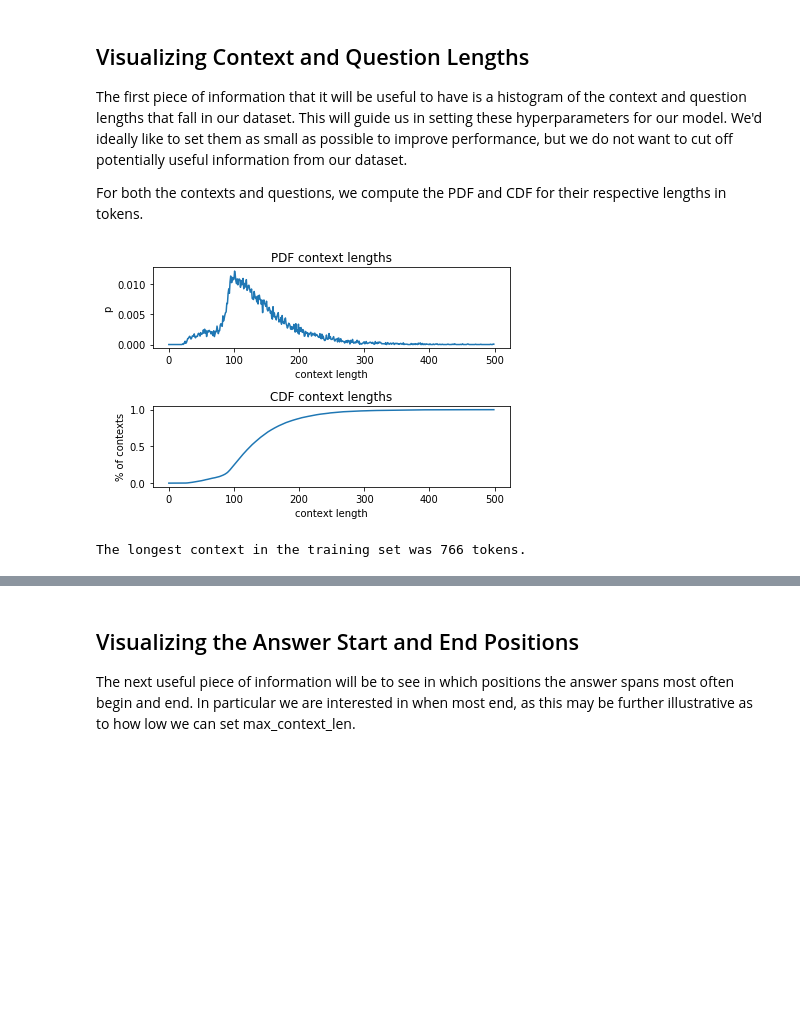
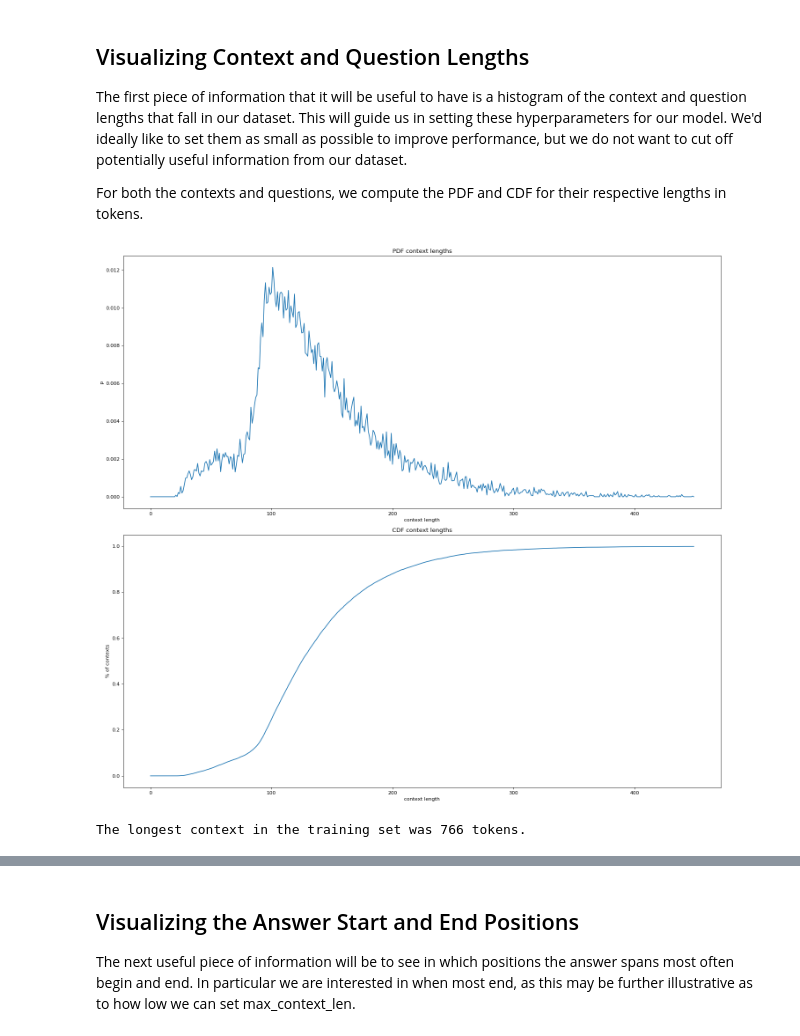
Before and after one commit to nmakow/SQuAD, a Jupyter notebook: notebooks/visualize_data.ipynb, the cells around one changed output, grey strips where cells are left out. Cells and saved outputs as stored; diff of their text form; code cells hidden in the pictures; blank space fills up the shorter version.

```diff
--- a/notebooks/visualize_data.ipynb
+++ b/notebooks/visualize_data.ipynb
@@ -28,35 +28,37 @@ pdf = np.zeros((max_c_len))
 cdf = np.zeros((max_c_len))
 num_train, actual_max = 0, 0
 with open(train_context_file) as f:
     for line in f:
         c_len = len(line.split(" "))
         pdf[c_len-1] += 1.0
         num_train += 1
         if c_len > actual_max:
             actual_max = c_len
 
 pdf /= num_train # normalize to get probs
 cdf[0] = pdf[0]
 for i in xrange(1, max_c_len):
     cdf[i] += cdf[i-1] + pdf[i]
 
-plotTo = 500 # we don't need to see the super long tail
+
+plotTo = 450 # we don't need to see the super long tail
+fig=plt.figure(figsize=(18, 16), dpi=80, facecolor='w', edgecolor='k')
 plt.subplot(211)
 plt.title("PDF context lengths")
 plt.xlabel("context length")
 plt.ylabel("p")
 plt.plot(np.arange(plotTo), pdf[:plotTo])
 plt.subplot(212)
 plt.title("CDF context lengths")
 plt.xlabel("context length")
 plt.ylabel("% of contexts")
 plt.plot(np.arange(plotTo), cdf[:plotTo])
 plt.tight_layout() # don't overlap plots
 plt.show()
 
 print "The longest context in the training set was %d tokens." % (actual_max)
 # %% [output]
-[figure, old version]
+[figure, new version]
 The longest context in the training set was 766 tokens.
 # %%
 """
```
Also changed, not shown: parts of 3 cells of this notebook, 1 other file.
